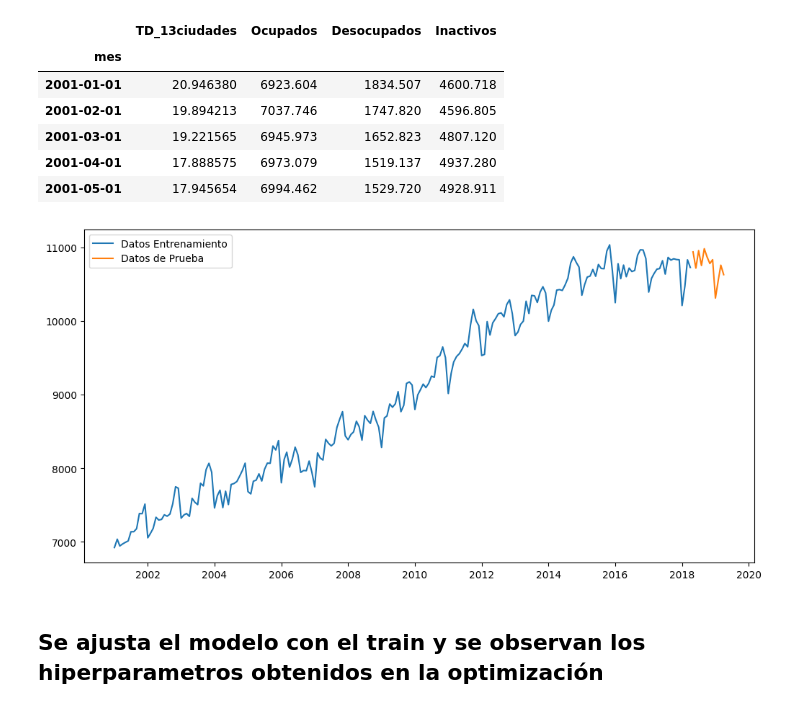
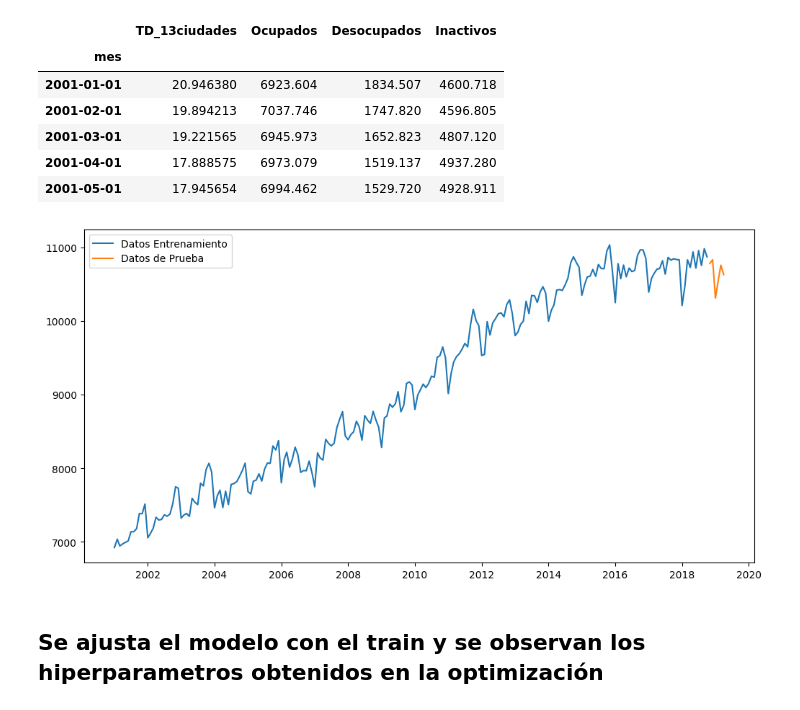
Before and after one commit to carlosjara/MCD_FAII, a Jupyter notebook: FAII/FAII/Talleres/T1_pronostico_modelos.ipynb, the cells around one changed output. Drawn from its saved outputs; the diff is of its cells as text; code cells hidden in the pictures.

```diff
--- a/FAII/FAII/Talleres/T1_pronostico_modelos.ipynb
+++ b/FAII/FAII/Talleres/T1_pronostico_modelos.ipynb
@@ -27,15 +27,15 @@ Resultados = pd.DataFrame(columns=Resultados_columnas)
 # %%
-train_len = 208
+train_len = 214
 train_td = data[["Ocupados"]][:train_len]
 test_td = data[["Ocupados"]][train_len:]
 
 fig = plt.figure(figsize=(12, 6))
 plt.plot(train_td,label="Datos Entrenamiento")
 plt.plot(test_td,label="Datos de Prueba")
 plt.legend()
 plt.show()
 # %% [output]
-[figure, old version]
+[figure, new version]
 # %% [markdown]
 ## Se ajusta el modelo con el train y se observan los hiperparametros obtenidos en la optimización
 # %% [markdown]
```
Also changed, not shown: parts of 20 cells of this notebook, 5 other files.
